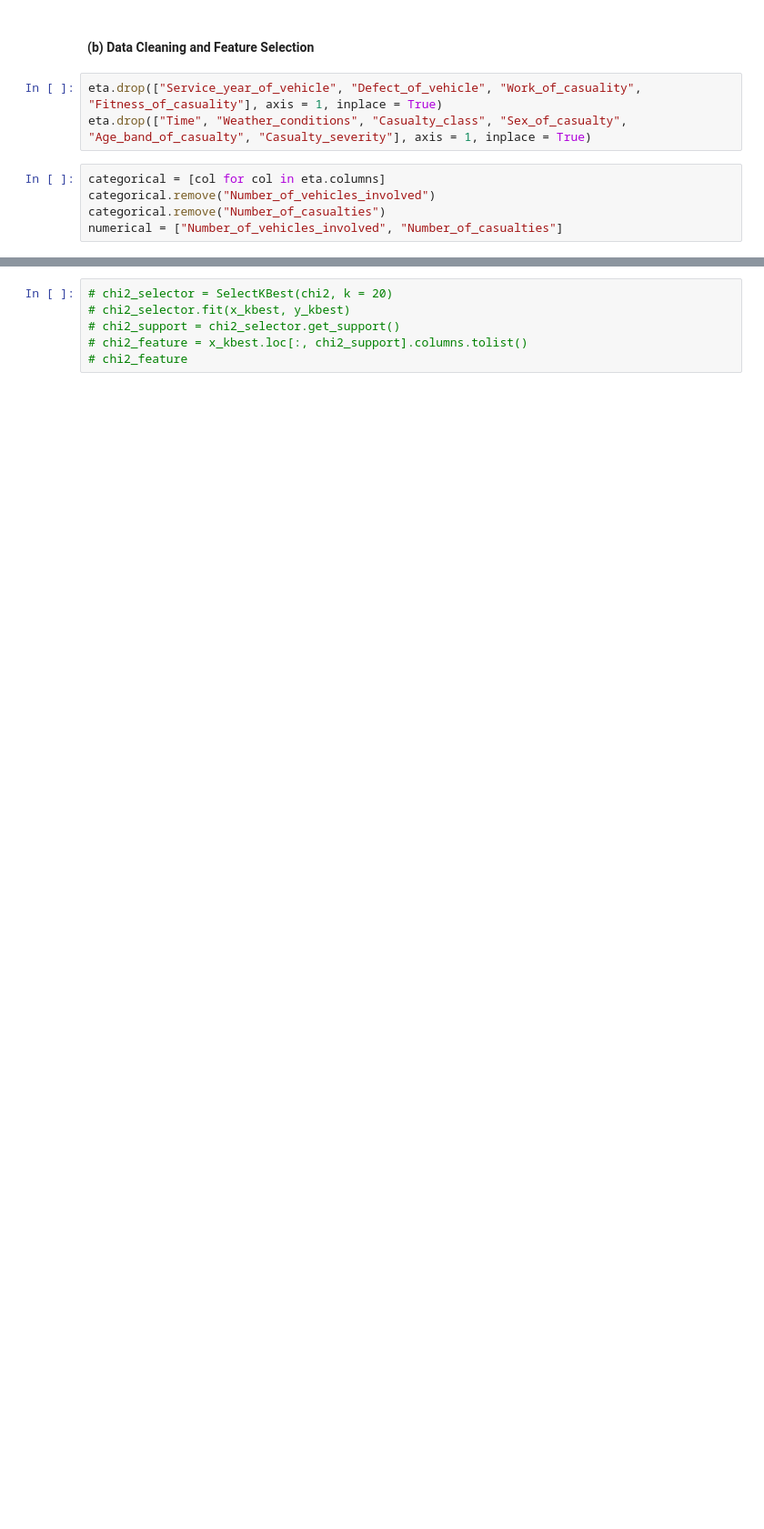
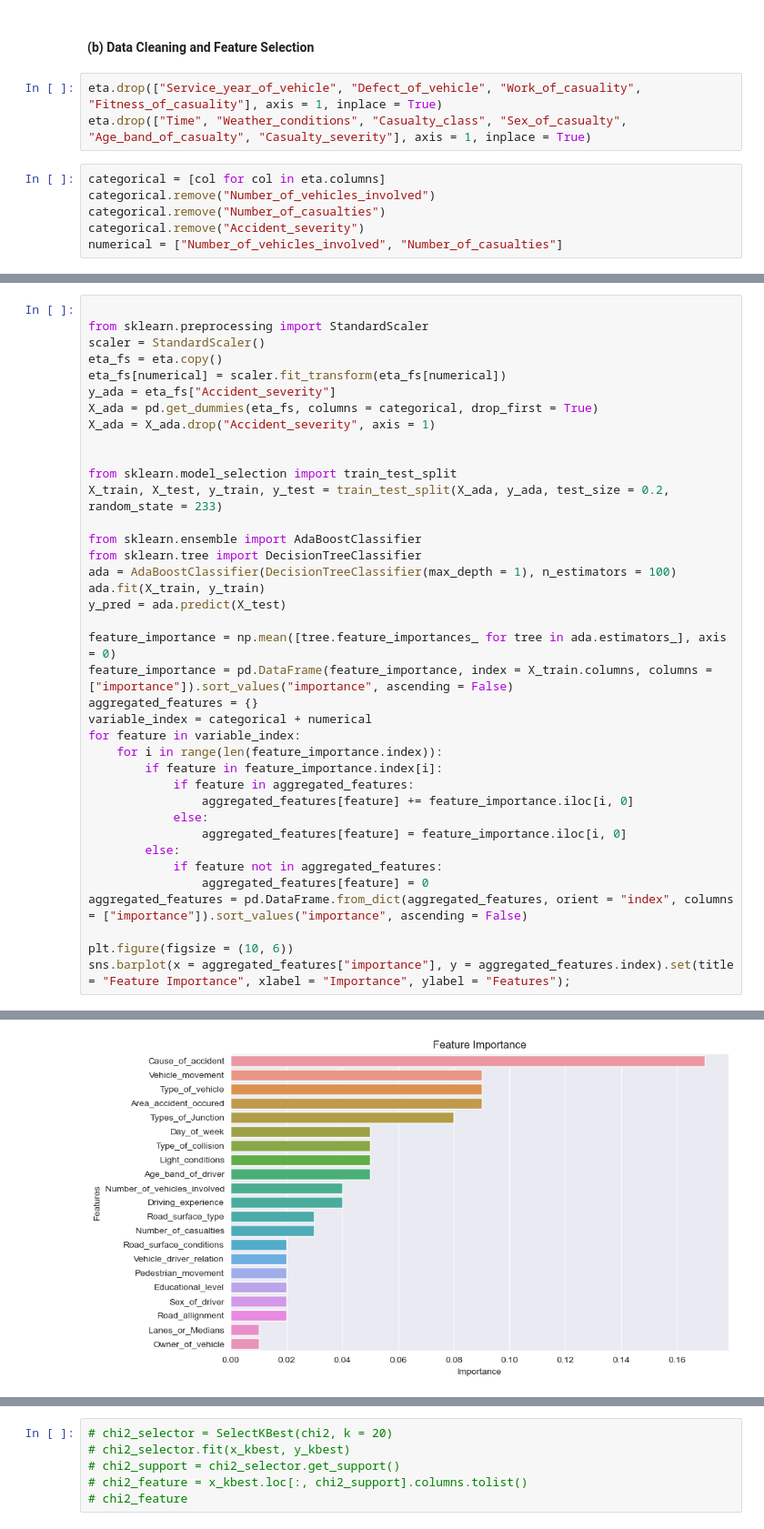
Before and after one commit to JimmyZJC/GR5243-Group-Project, a Jupyter notebook: Notebook/Group Project 2.ipynb, the cells around one changed output, grey strips where cells are left out. Shown at 91% size. Saved outputs shown, nothing was run; the diff lists cells and outputs as text; blank space fills up the shorter version.

```diff
--- a/Notebook/Group Project 2.ipynb
+++ b/Notebook/Group Project 2.ipynb
@@ -31,6 +31,7 @@ eta.drop(["Time", "Weather_conditions", "Casualty_class", "Sex_of_casualty", "Ag
 categorical = [col for col in eta.columns]
 categorical.remove("Number_of_vehicles_involved")
 categorical.remove("Number_of_casualties")
+categorical.remove("Accident_severity")
 numerical = ["Number_of_vehicles_involved", "Number_of_casualties"]
 # %%
 eta.dropna(subset = categorical, inplace = True)
@@ -52,0 +38,39 @@ print("Classification report: ", classification_report(y_test, y_pred))
+# %%
+
+from sklearn.preprocessing import StandardScaler
+scaler = StandardScaler()
+eta_fs = eta.copy()
+eta_fs[numerical] = scaler.fit_transform(eta_fs[numerical])
+y_ada = eta_fs["Accident_severity"]
+X_ada = pd.get_dummies(eta_fs, columns = categorical, drop_first = True)
+X_ada = X_ada.drop("Accident_severity", axis = 1)
+
+
+from sklearn.model_selection import train_test_split
+X_train, X_test, y_train, y_test = train_test_split(X_ada, y_ada, test_size = 0.2, random_state = 233)
+
+from sklearn.ensemble import AdaBoostClassifier
+from sklearn.tree import DecisionTreeClassifier
+ada = AdaBoostClassifier(DecisionTreeClassifier(max_depth = 1), n_estimators = 100)
+ada.fit(X_train, y_train)
+y_pred = ada.predict(X_test)
+
+feature_importance = np.mean([tree.feature_importances_ for tree in ada.estimators_], axis = 0)
+feature_importance = pd.DataFrame(feature_importance, index = X_train.columns, columns = ["importance"]).sort_values("importance", ascending = False)
+aggregated_features = {}
+variable_index = categorical + numerical
+for feature in variable_index:
+    for i in range(len(feature_importance.index)):
+        if feature in feature_importance.index[i]:
+            if feature in aggregated_features:
+                aggregated_features[feature] += feature_importance.iloc[i, 0]
+            else:
+                aggregated_features[feature] = feature_importance.iloc[i, 0]
+        else:
+            if feature not in aggregated_features:
+                aggregated_features[feature] = 0
+aggregated_features = pd.DataFrame.from_dict(aggregated_features, orient = "index", columns = ["importance"]).sort_values("importance", ascending = False)
+
+plt.figure(figsize = (10, 6))
+sns.barplot(x = aggregated_features["importance"], y = aggregated_features.index).set(title = "Feature Importance", xlabel = "Importance", ylabel = "Features");
+# %% [output]
@@ -53,3 +80,4 @@ print("Classification report: ", classification_report(y_test, y_pred))
+[figure, added]
 # %%
 # from sklearn.feature_selection import chi2
 # from sklearn.feature_selection import SelectKBest
```
Also changed, not shown: parts of 6 cells of this notebook.
